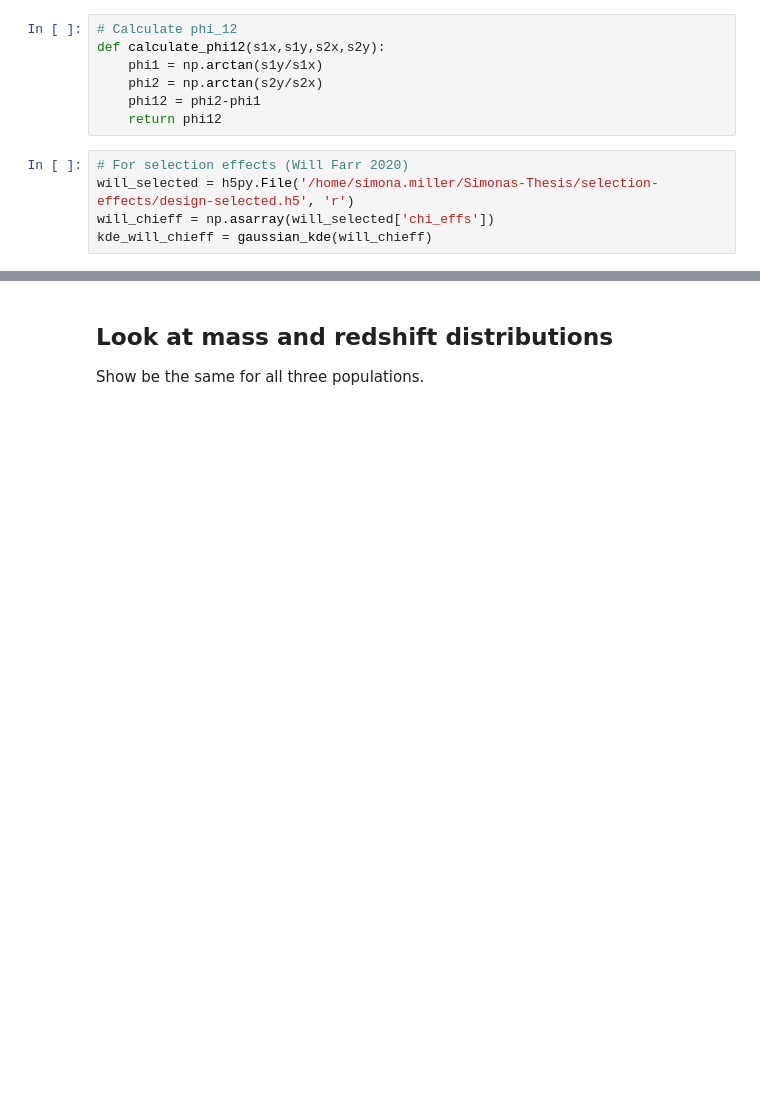
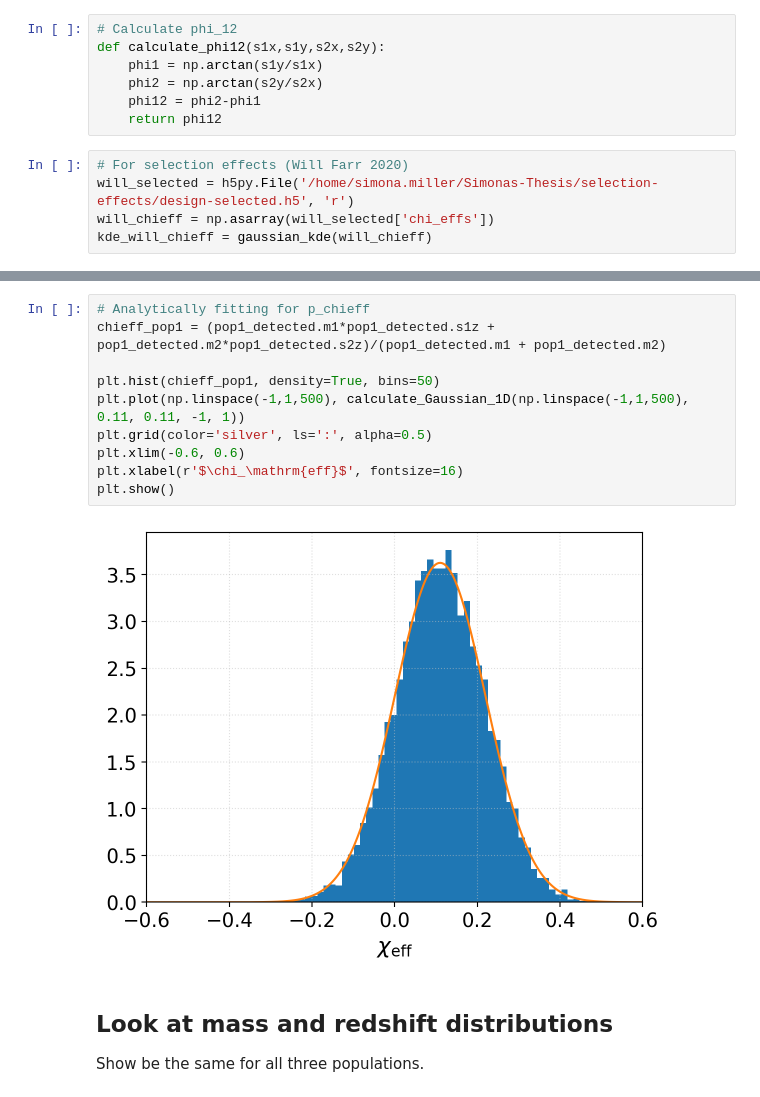
Before and after one commit to simonajmiller/measuring-bbh-component-spin, a Jupyter notebook: Data/InjectedPopulationParameters/view_populations.ipynb, the cells around one changed output, grey strips where cells are left out. Drawn from its saved outputs; the diff is of its cells as text; blank space fills up the shorter version.

```diff
--- a/Data/InjectedPopulationParameters/view_populations.ipynb
+++ b/Data/InjectedPopulationParameters/view_populations.ipynb
@@ -168,6 +172,18 @@ plt.subplots_adjust(wspace=0.25)
 plt.show()
 # %% [output]
 [figure]
+# %%
+# Analytically fitting for p_chieff
+chieff_pop1 = (pop1_detected.m1*pop1_detected.s1z + pop1_detected.m2*pop1_detected.s2z)/(pop1_detected.m1 + pop1_detected.m2)
+
+plt.hist(chieff_pop1, density=True, bins=50)
+plt.plot(np.linspace(-1,1,500), calculate_Gaussian_1D(np.linspace(-1,1,500), 0.11, 0.11, -1, 1))
+plt.grid(color='silver', ls=':', alpha=0.5)
+plt.xlim(-0.6, 0.6)
+plt.xlabel(r'$\chi_\mathrm{eff}$', fontsize=16)
+plt.show()
+# %% [output]
+[figure, added]
 # %% [markdown]
 ## Look at mass and redshift distributions
 
```
Also changed, not shown: parts of 2 cells of this notebook, 2 other files.
